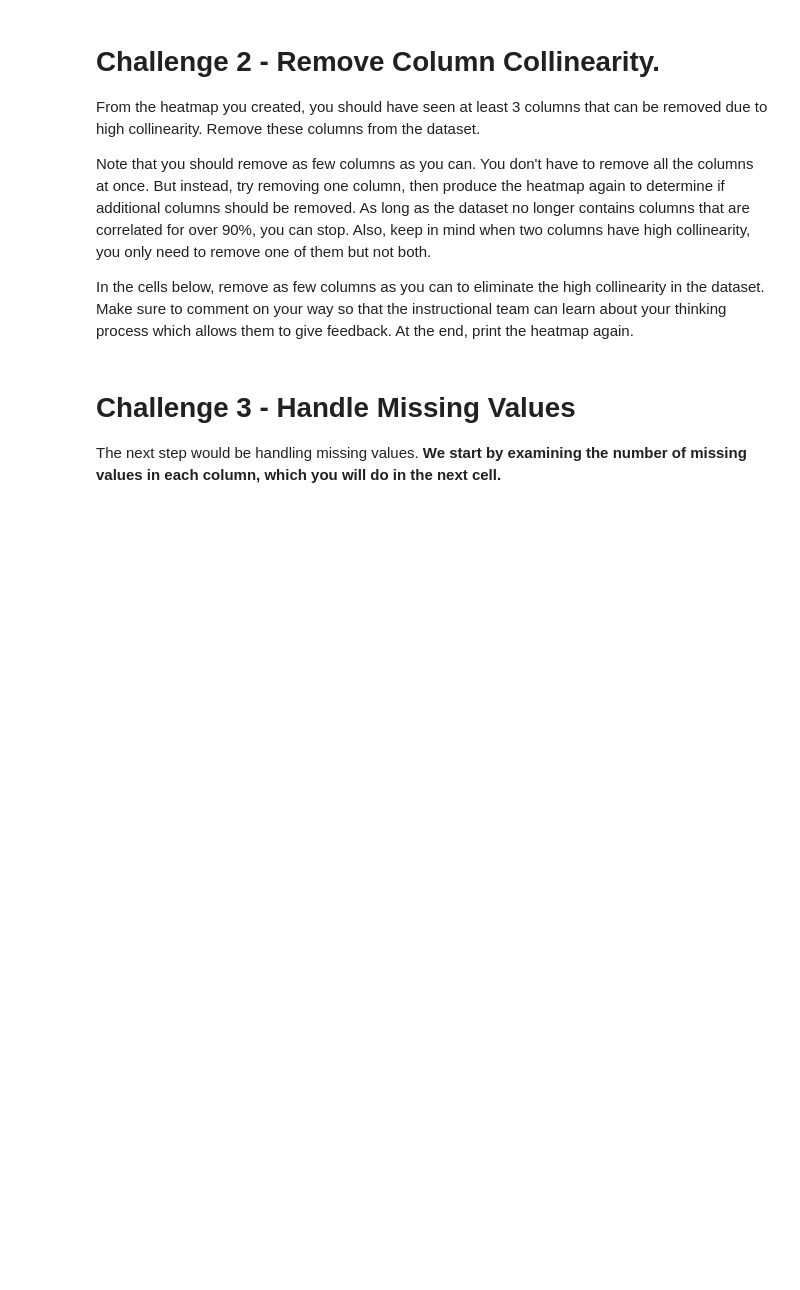
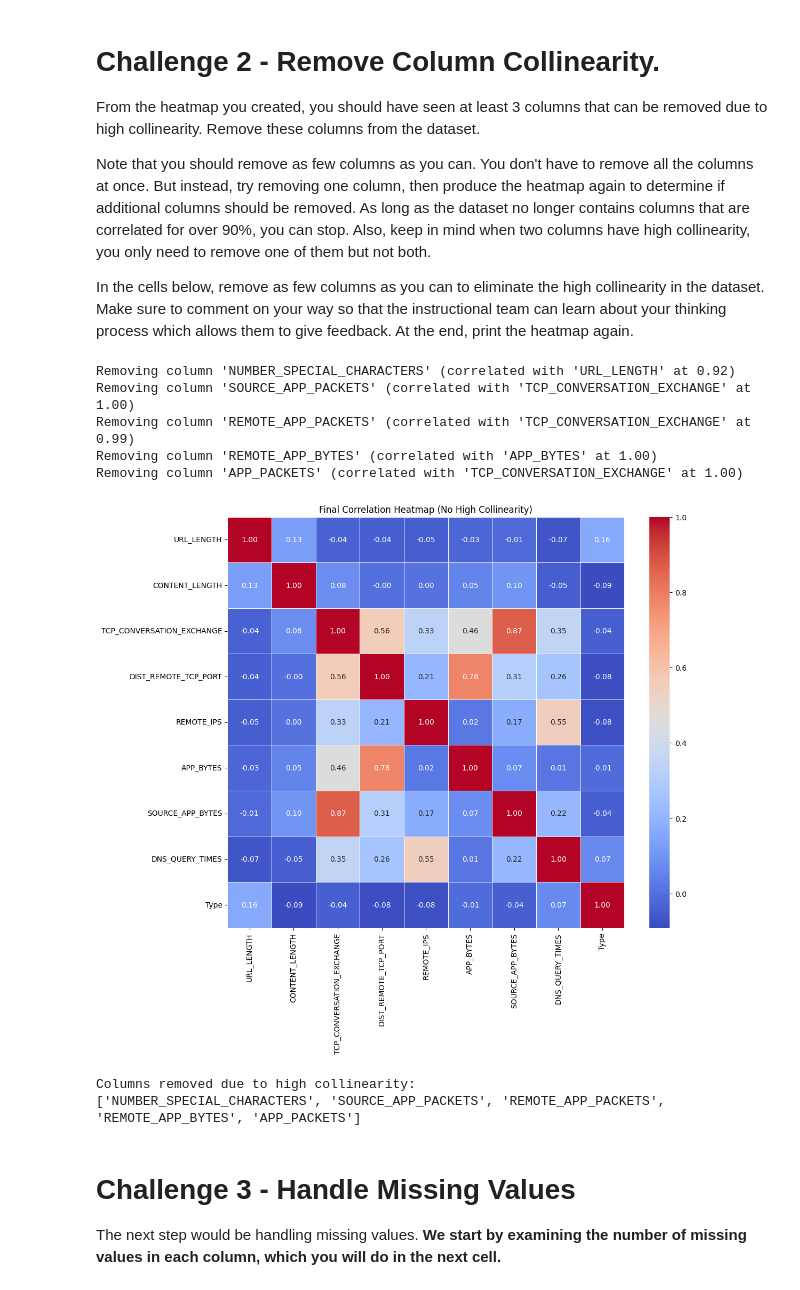
Before and after one commit to zahi158/lab-supervised-learning-en, a Jupyter notebook: your-code/main.ipynb, the cells around one changed output. Saved outputs shown, nothing was run; the diff lists cells and outputs as text; code cells hidden in the pictures; blank space fills up the shorter version.

```diff
--- a/your-code/main.ipynb
+++ b/your-code/main.ipynb
@@ -119,3 +282,64 @@ In the cells below, remove as few columns as you can to eliminate the high colli
+# %%
+# Your code here
+import seaborn as sns
+import matplotlib.pyplot as plt
+
+# Step 1: Set the threshold for high collinearity
+high_corr_threshold = 0.9
+
+# Step 2: Define a function to identify highly correlated columns
+def find_highly_correlated_columns(correlation_matrix, threshold):
+    collinear_pairs = []
+    for i in range(len(correlation_matrix.columns)):
+        for j in range(i):
+            if abs(correlation_matrix.iloc[i, j]) > threshold:
+                col1 = correlation_matrix.columns[i]
+                col2 = correlation_matrix.columns[j]
+                collinear_pairs.append((col1, col2, correlation_matrix.iloc[i, j]))
+    return collinear_pairs
+
+# Step 3: Iteratively remove columns with high collinearity
+data_cleaned = data.copy()  # Create a copy of the dataset
+removed_columns = []
+
+while True:
+    # Compute the correlation matrix for the numeric columns
+    numeric_columns = data_cleaned.select_dtypes(include=['float64', 'int64']).columns
+    correlation_matrix = data_cleaned[numeric_columns].corr()
+
+    # Find highly correlated columns
+    collinear_pairs = find_highly_correlated_columns(correlation_matrix, high_corr_threshold)
+
+    if not collinear_pairs:
+        # Stop if no highly correlated pairs are found
+        break
+
+    # Select the first pair of highly collinear columns
+    col1, col2, corr_value = collinear_pairs[0]
+    print(f"Removing column '{col1}' (correlated with '{col2}' at {corr_value:.2f})")
+
+    # Remove one of the columns (arbitrarily choose the first column in the pair)
+    data_cleaned.drop(columns=[col1], inplace=True)
+    removed_columns.append(col1)
+
+# Step 4: Print the final heatmap
+plt.figure(figsize=(12, 10))
+sns.heatmap(data_cleaned[numeric_columns].corr(), annot=True, cmap='coolwarm', fmt=".2f", linewidths=0.5)
+plt.title("Final Correlation Heatmap (No High Collinearity)")
+plt.show()
+
+# Step 5: Print removed columns
+print("\nColumns removed due to high collinearity:")
+print(removed_columns)
+# %% [output]
+Removing column 'NUMBER_SPECIAL_CHARACTERS' (correlated with 'URL_LENGTH' at 0.92)
+Removing column 'SOURCE_APP_PACKETS' (correlated with 'TCP_CONVERSATION_EXCHANGE' at 1.00)
+Removing column 'REMOTE_APP_PACKETS' (correlated with 'TCP_CONVERSATION_EXCHANGE' at 0.99)
+Removing column 'REMOTE_APP_BYTES' (correlated with 'APP_BYTES' at 1.00)
+Removing column 'APP_PACKETS' (correlated with 'TCP_CONVERSATION_EXCHANGE' at 1.00)
+[figure, added]
+Columns removed due to high collinearity:
+['NUMBER_SPECIAL_CHARACTERS', 'SOURCE_APP_PACKETS', 'REMOTE_APP_PACKETS', 'REMOTE_APP_BYTES', 'APP_PACKETS']
 # %% [markdown]
 # Challenge 3 - Handle Missing Values
 
```
Also changed, not shown: parts of 66 cells of this notebook.
